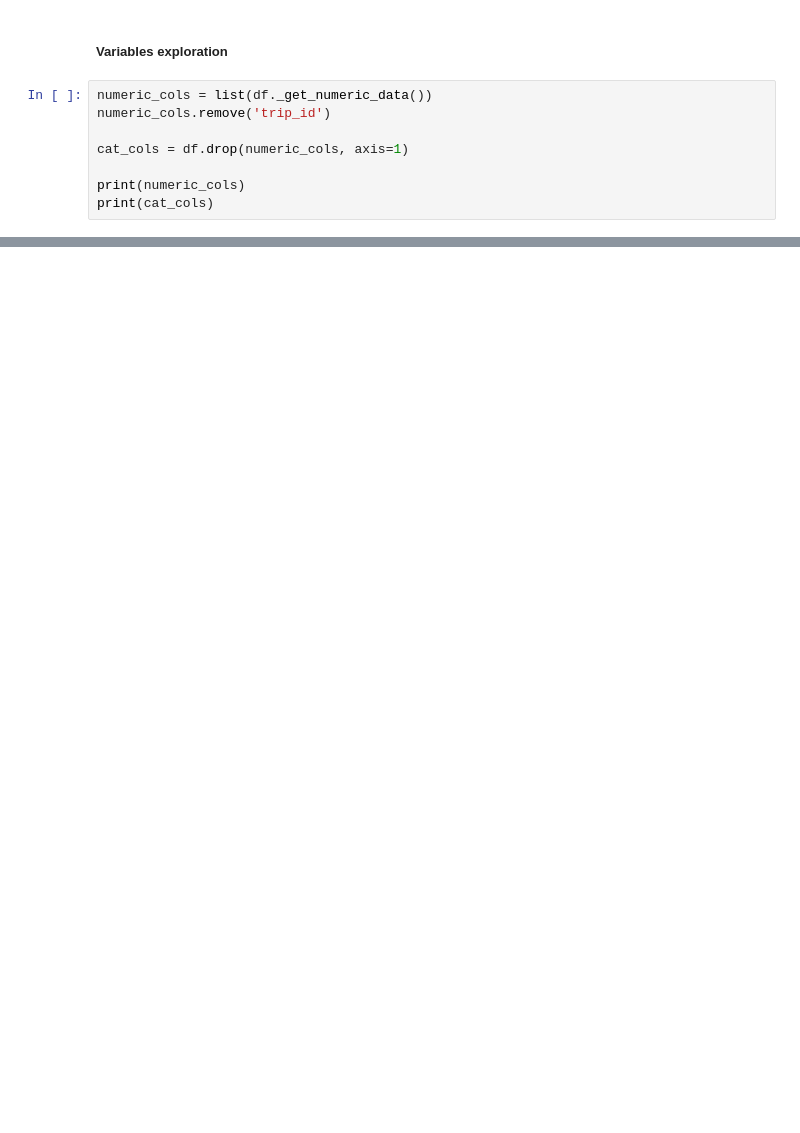
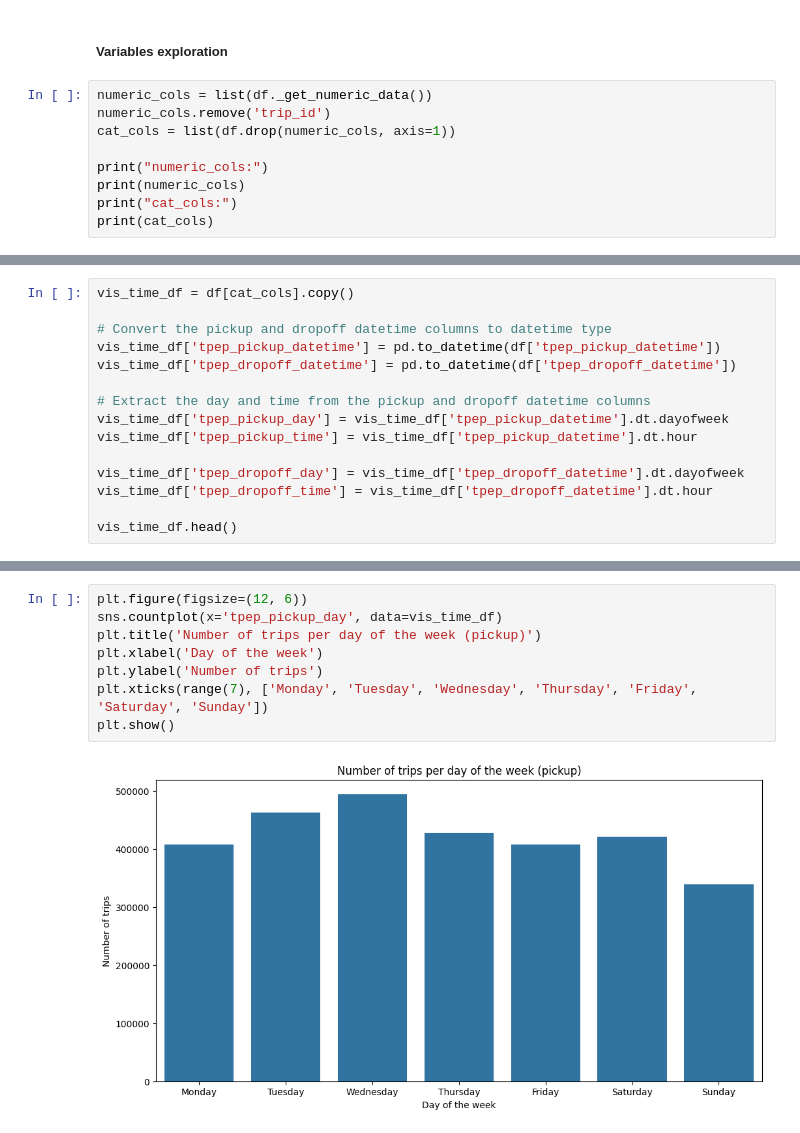
Before and after one commit to Noobzik/ATL-Datamart, a Jupyter notebook: notebooks/eda.ipynb, the cells around one changed output, grey strips where cells are left out. Cells and saved outputs as stored; diff of their text form; blank space fills up the shorter version.

```diff
--- a/notebooks/eda.ipynb
+++ b/notebooks/eda.ipynb
@@ -118,9 +148,10 @@ df.describe()
 # %%
 numeric_cols = list(df._get_numeric_data())
 numeric_cols.remove('trip_id')
+cat_cols = list(df.drop(numeric_cols, axis=1))
 
-cat_cols = df.drop(numeric_cols, axis=1)
-
+print("numeric_cols:")
 print(numeric_cols)
+print("cat_cols:")
 print(cat_cols)
 # %% [output]
@@ -141,0 +170,15 @@ print(cat_cols)
+# %%
+vis_time_df = df[cat_cols].copy()
+
+# Convert the pickup and dropoff datetime columns to datetime type
+vis_time_df['tpep_pickup_datetime'] = pd.to_datetime(df['tpep_pickup_datetime'])
+vis_time_df['tpep_dropoff_datetime'] = pd.to_datetime(df['tpep_dropoff_datetime'])
+
+# Extract the day and time from the pickup and dropoff datetime columns
+vis_time_df['tpep_pickup_day'] = vis_time_df['tpep_pickup_datetime'].dt.dayofweek
+vis_time_df['tpep_pickup_time'] = vis_time_df['tpep_pickup_datetime'].dt.hour
+
+vis_time_df['tpep_dropoff_day'] = vis_time_df['tpep_dropoff_datetime'].dt.dayofweek
+vis_time_df['tpep_dropoff_time'] = vis_time_df['tpep_dropoff_datetime'].dt.hour
+
+vis_time_df.head()
@@ -141,0 +192,10 @@ print(cat_cols)
+# %%
+plt.figure(figsize=(12, 6))
+sns.countplot(x='tpep_pickup_day', data=vis_time_df)
+plt.title('Number of trips per day of the week (pickup)')
+plt.xlabel('Day of the week')
+plt.ylabel('Number of trips')
+plt.xticks(range(7), ['Monday', 'Tuesday', 'Wednesday', 'Thursday', 'Friday', 'Saturday', 'Sunday'])
+plt.show()
+# %% [output]
+[figure, added]
```
Also changed, not shown: parts of 22 cells of this notebook, 11 other files.
